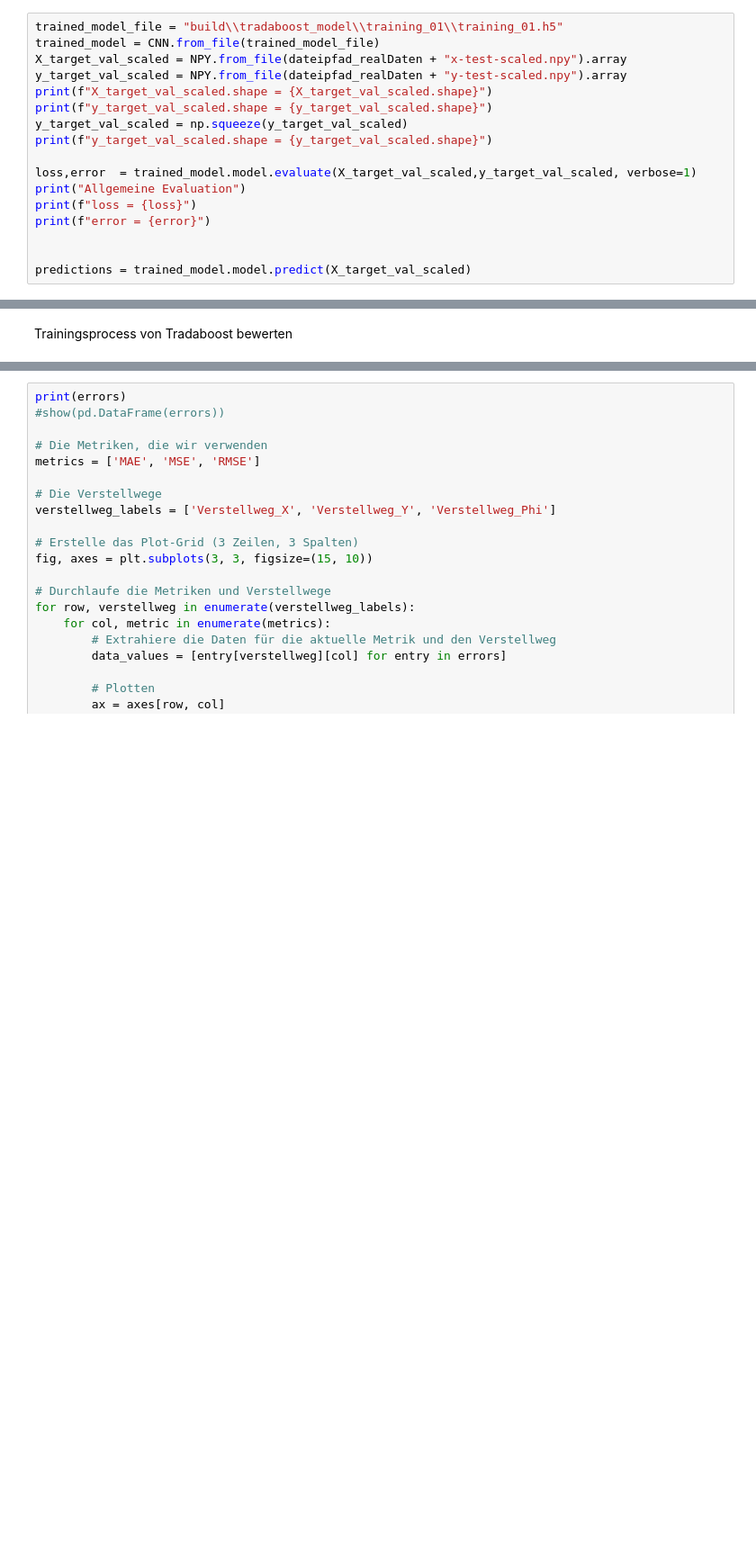
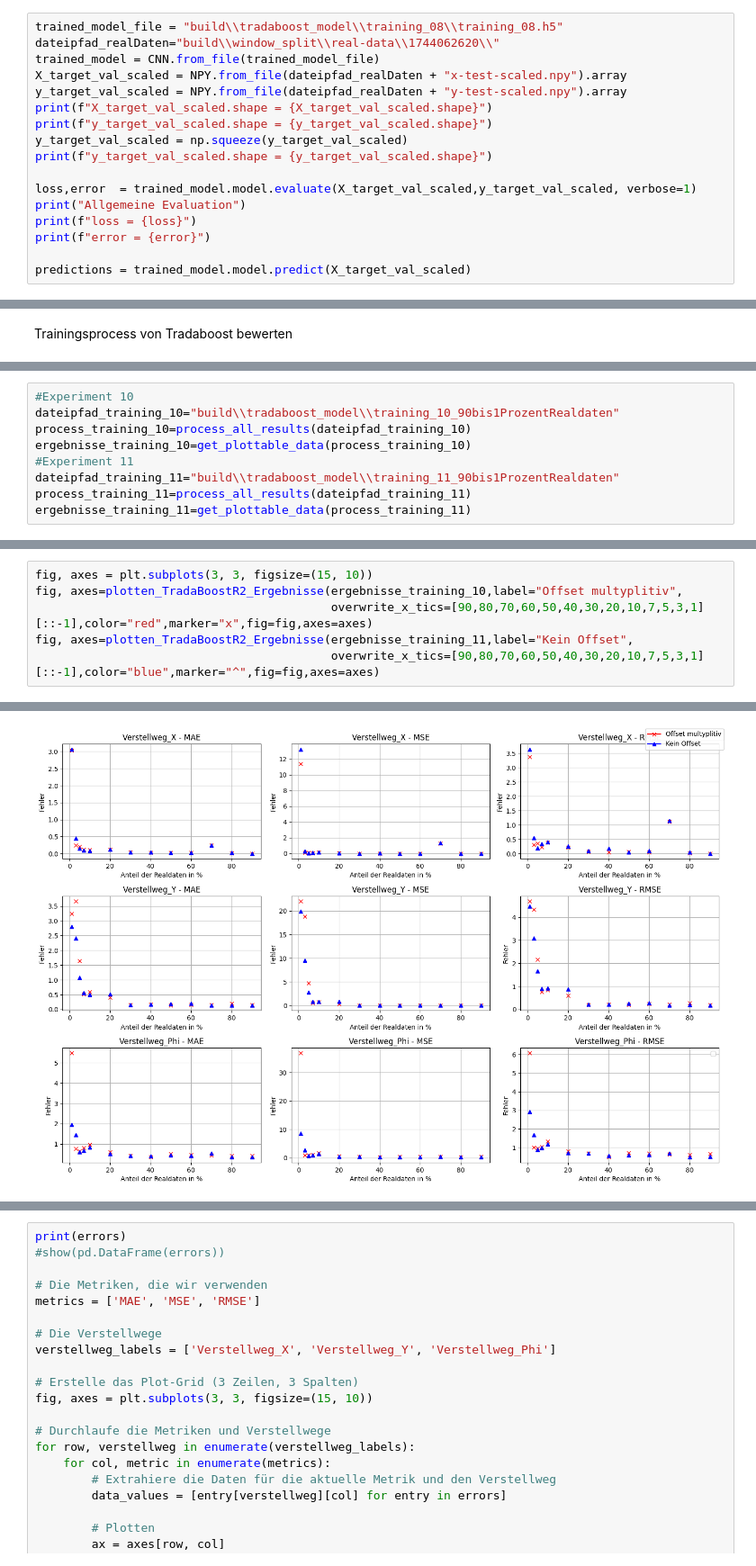
Before and after one commit to dkspindola/adp-machine-learning, a Jupyter notebook: domAdap_TradaBoostR2.ipynb, the cells around one changed output, grey strips where cells are left out. Shown at 90% size. Cells and saved outputs as stored; diff of their text form; blank space fills up the shorter version.

```diff
--- a/domAdap_TradaBoostR2.ipynb
+++ b/domAdap_TradaBoostR2.ipynb
@@ -506,7 +581,8 @@ domainAdapt_tradaBoostR2_earlystopping(cnn_wrapped=cnn_wrapped,n_estimators_trad
 # %% [markdown]
 ### **Validierung**
 # %%
-trained_model_file = "build\\tradaboost_model\\training_01\\training_01.h5"
+trained_model_file = "build\\tradaboost_model\\training_08\\training_08.h5"
+dateipfad_realDaten="build\\window_split\\real-data\\1744062620\\"
 trained_model = CNN.from_file(trained_model_file)
 X_target_val_scaled = NPY.from_file(dateipfad_realDaten + "x-test-scaled.npy").array
 y_target_val_scaled = NPY.from_file(dateipfad_realDaten + "y-test-scaled.npy").array
@@ -520,5 +596,4 @@ print("Allgemeine Evaluation")
 print(f"loss = {loss}")
 print(f"error = {error}")
 
-
 predictions = trained_model.model.predict(X_target_val_scaled)
@@ -558,0 +757,9 @@ def eval_model(model, X_val, y_val):
+# %%
+#Experiment 10
+dateipfad_training_10="build\\tradaboost_model\\training_10_90bis1ProzentRealdaten"
+process_training_10=process_all_results(dateipfad_training_10)
+ergebnisse_training_10=get_plottable_data(process_training_10)
+#Experiment 11
+dateipfad_training_11="build\\tradaboost_model\\training_11_90bis1ProzentRealdaten"
+process_training_11=process_all_results(dateipfad_training_11)
+ergebnisse_training_11=get_plottable_data(process_training_11)
@@ -558,0 +813,7 @@ def eval_model(model, X_val, y_val):
+# %%
+fig, axes = plt.subplots(3, 3, figsize=(15, 10))
+fig, axes=plotten_TradaBoostR2_Ergebnisse(ergebnisse_training_10,label="Offset multyplitiv",
+                                          overwrite_x_tics=[90,80,70,60,50,40,30,20,10,7,5,3,1][::-1],color="red",marker="x",fig=fig,axes=axes)
+fig, axes=plotten_TradaBoostR2_Ergebnisse(ergebnisse_training_11,label="Kein Offset",
+                                          overwrite_x_tics=[90,80,70,60,50,40,30,20,10,7,5,3,1][::-1],color="blue",marker="^",fig=fig,axes=axes)
+# %% [output]
@@ -558,0 +822 @@ def eval_model(model, X_val, y_val):
+[figure, added]
```
Also changed, not shown: parts of 24 cells of this notebook.
